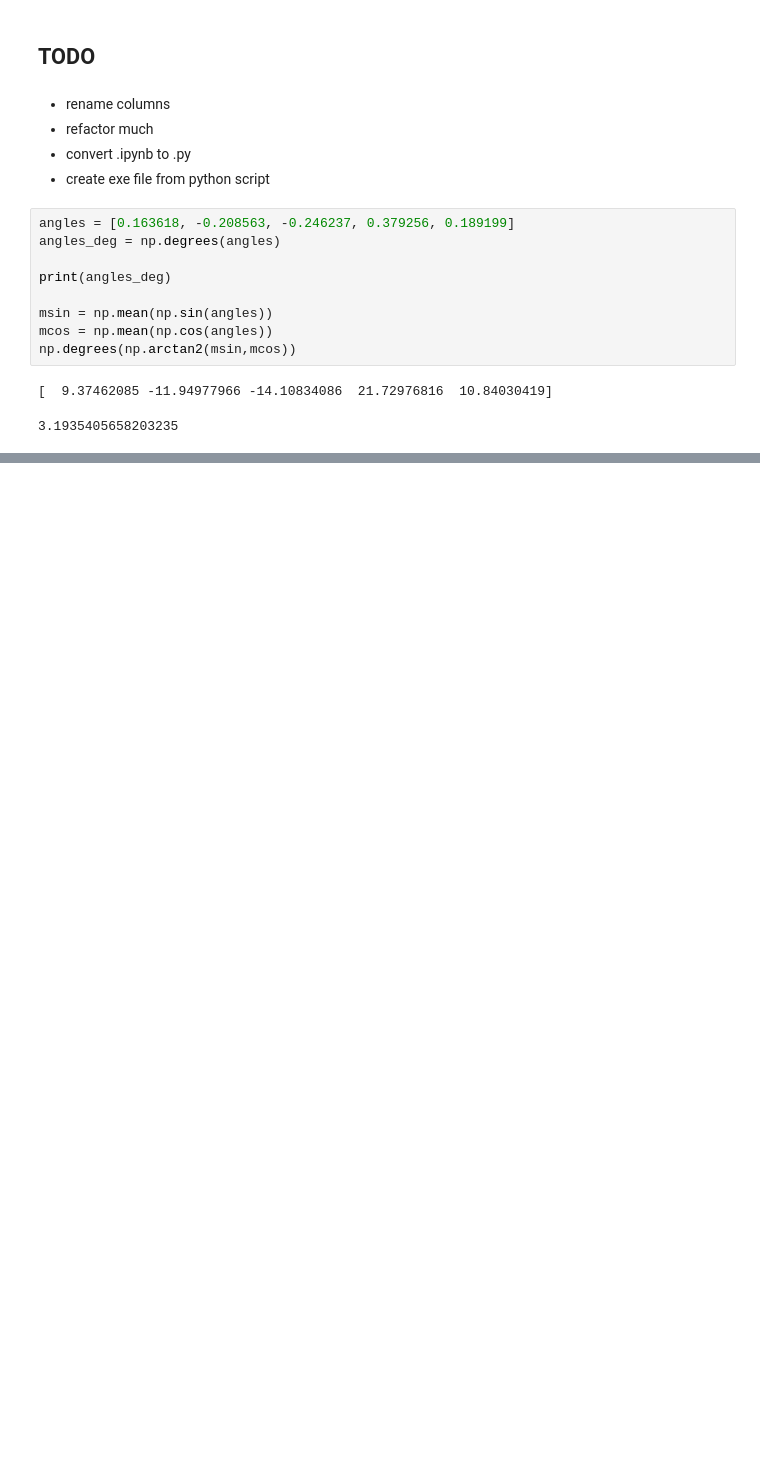
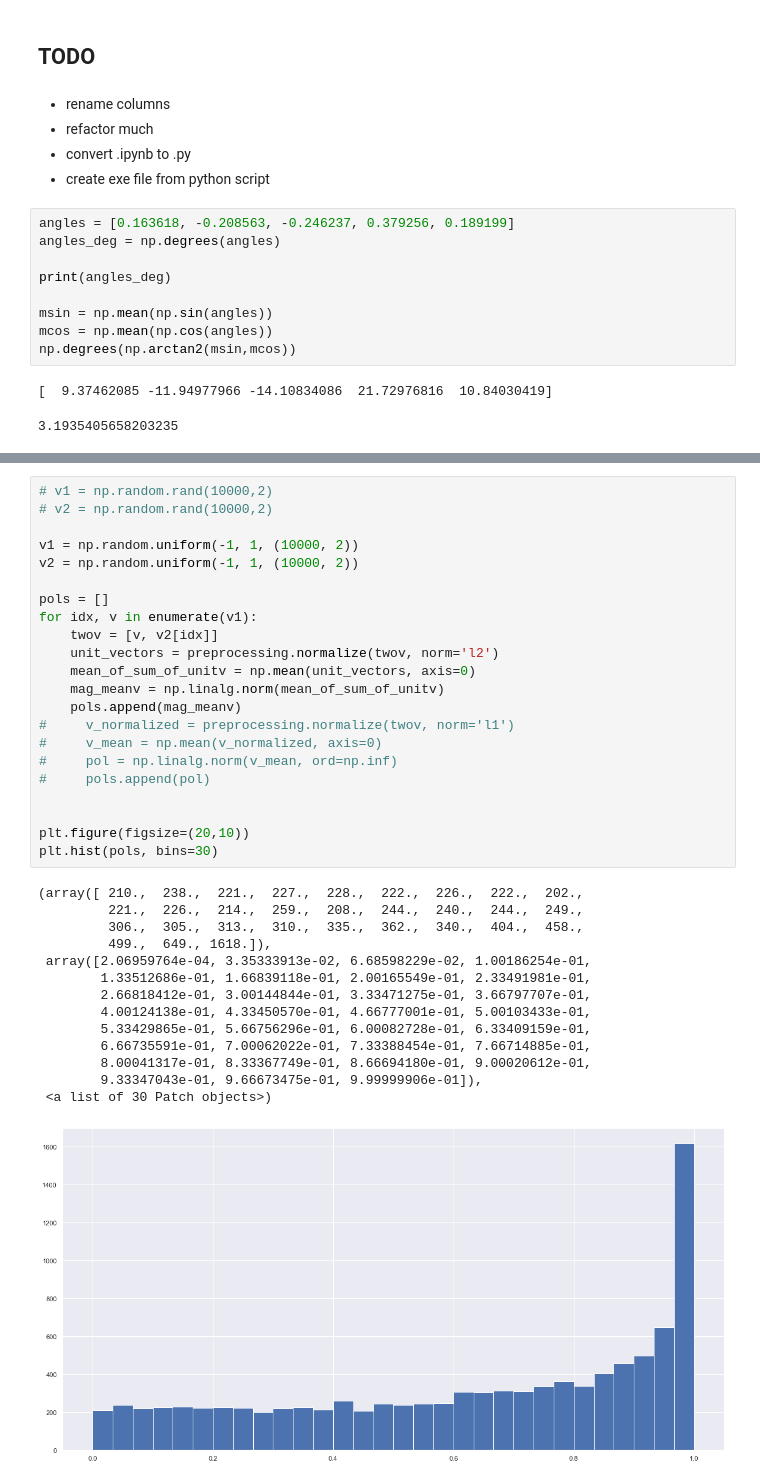
Before and after one commit to jotpio/python-script-image-label, a Jupyter notebook: analyze.ipynb, the cells around one changed output, grey strips where cells are left out. Drawn from its saved outputs; the diff is of its cells as text; blank space fills up the shorter version.

```diff
--- a/analyze.ipynb
+++ b/analyze.ipynb
@@ -221,0 +301,37 @@ np.degrees(np.arctan2(msin,mcos))
+# %%
+# v1 = np.random.rand(10000,2)
+# v2 = np.random.rand(10000,2)
+
+v1 = np.random.uniform(-1, 1, (10000, 2))
+v2 = np.random.uniform(-1, 1, (10000, 2))
+
+pols = []
+for idx, v in enumerate(v1):
+    twov = [v, v2[idx]]
+    unit_vectors = preprocessing.normalize(twov, norm='l2')
+    mean_of_sum_of_unitv = np.mean(unit_vectors, axis=0)
+    mag_meanv = np.linalg.norm(mean_of_sum_of_unitv)
+    pols.append(mag_meanv)
+#     v_normalized = preprocessing.normalize(twov, norm='l1')
+#     v_mean = np.mean(v_normalized, axis=0)
+#     pol = np.linalg.norm(v_mean, ord=np.inf)
+#     pols.append(pol)
+
+
+plt.figure(figsize=(20,10))
+plt.hist(pols, bins=30)
+# %% [output]
+(array([ 210.,  238.,  221.,  227.,  228.,  222.,  226.,  222.,  202.,
+         221.,  226.,  214.,  259.,  208.,  244.,  240.,  244.,  249.,
+         306.,  305.,  313.,  310.,  335.,  362.,  340.,  404.,  458.,
+         499.,  649., 1618.]),
+ array([2.06959764e-04, 3.35333913e-02, 6.68598229e-02, 1.00186254e-01,
+        1.33512686e-01, 1.66839118e-01, 2.00165549e-01, 2.33491981e-01,
+        2.66818412e-01, 3.00144844e-01, 3.33471275e-01, 3.66797707e-01,
+        4.00124138e-01, 4.33450570e-01, 4.66777001e-01, 5.00103433e-01,
+        5.33429865e-01, 5.66756296e-01, 6.00082728e-01, 6.33409159e-01,
+        6.66735591e-01, 7.00062022e-01, 7.33388454e-01, 7.66714885e-01,
+        8.00041317e-01, 8.33367749e-01, 8.66694180e-01, 9.00020612e-01,
+        9.33347043e-01, 9.66673475e-01, 9.99999906e-01]),
+ <a list of 30 Patch objects>)
+[figure, added]
```
Also changed, not shown: parts of 31 cells of this notebook, 1 other file.
